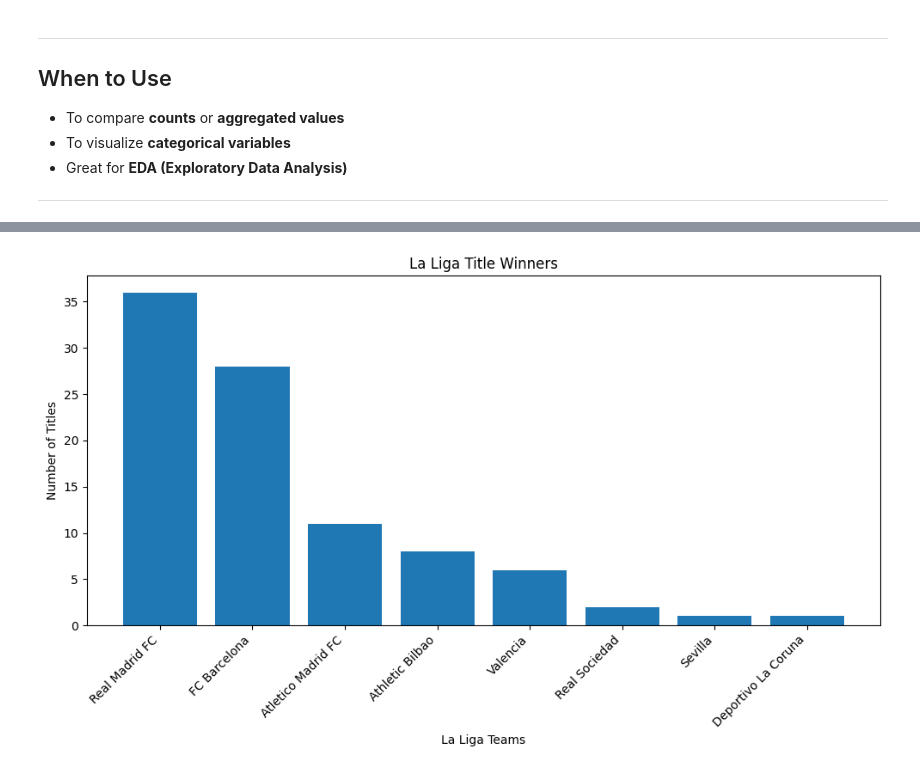
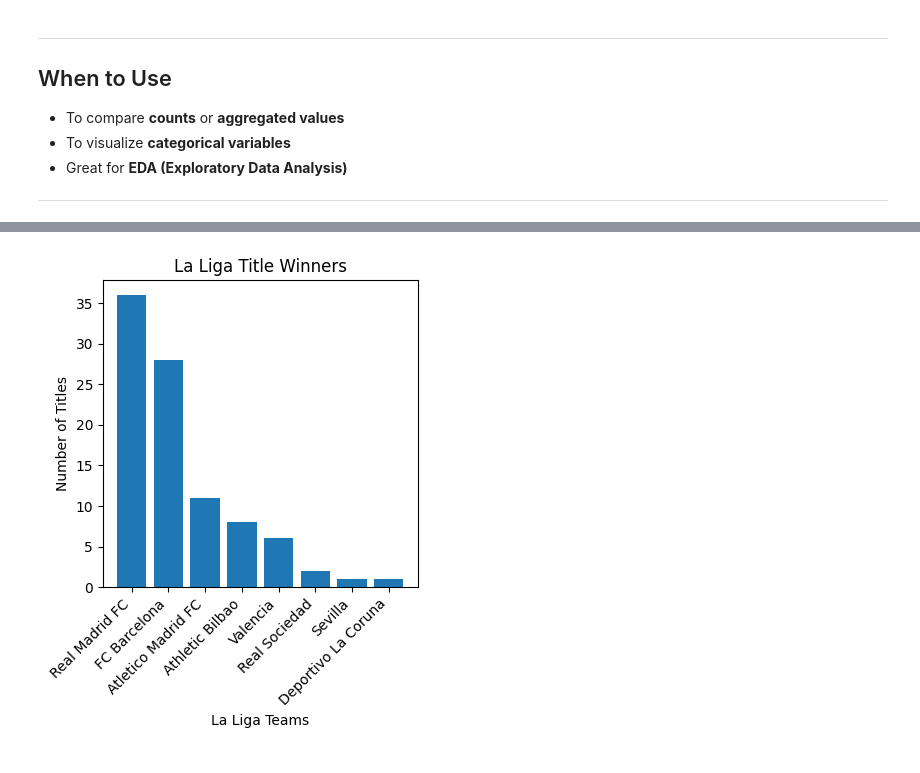
Before and after one commit to sorushikesh/coreDataScience, a Jupyter notebook: notebooks/visualization/bar_plot.ipynb, the cells around one changed output, grey strips where cells are left out. Drawn from its saved outputs; the diff is of its cells as text; code cells hidden in the pictures.

```diff
--- a/notebooks/visualization/bar_plot.ipynb
+++ b/notebooks/visualization/bar_plot.ipynb
@@ -41,26 +41,26 @@ plt.show()
 # %%
 import matplotlib.pyplot as plt
 
 categories = ["Real Madrid FC", "Atletico Madrid FC", "FC Barcelona", "Athletic Bilbao",
               "Real Sociedad", "Deportivo La Coruna", "Sevilla", "Valencia"]
 
 values = [36, 11, 28, 8, 2, 1, 1, 6]
 
 # Sorting data
 sorted_data = sorted(zip(values, categories), reverse=True)
 sorted_values, sorted_categories = zip(*sorted_data)
 
 # Plotting
-plt.figure(figsize=(10, 6))
+plt.figure(figsize=(4, 5))
 plt.bar(sorted_categories, sorted_values, align='center')
 plt.title("La Liga Title Winners")
 plt.xlabel("La Liga Teams")
 plt.ylabel("Number of Titles")
 plt.xticks(rotation=45, ha='right')
 plt.tight_layout()
 plt.show()
 # %% [output]
-[figure, old version]
+[figure, new version]
 # %%
 import matplotlib.pyplot as plt
 
```
Also changed, not shown: parts of 2 cells of this notebook.
